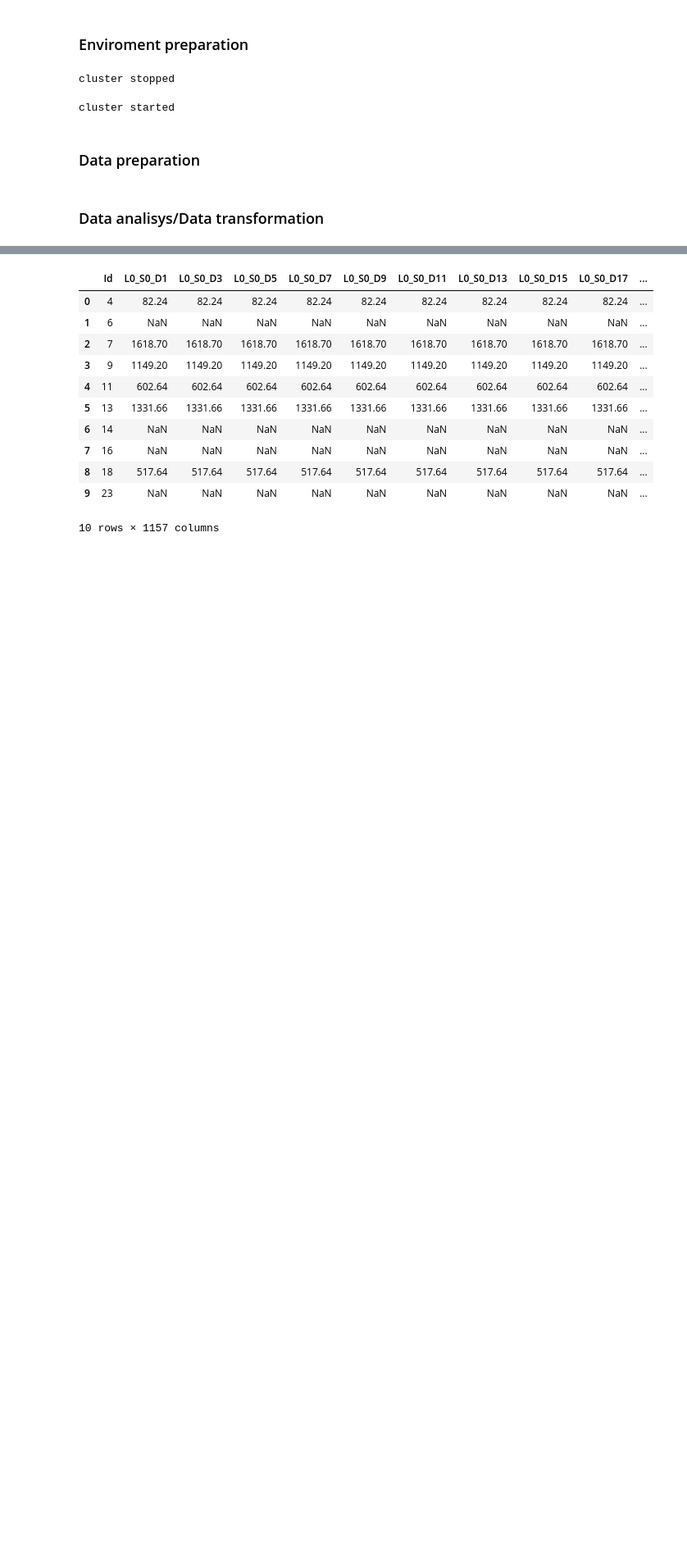
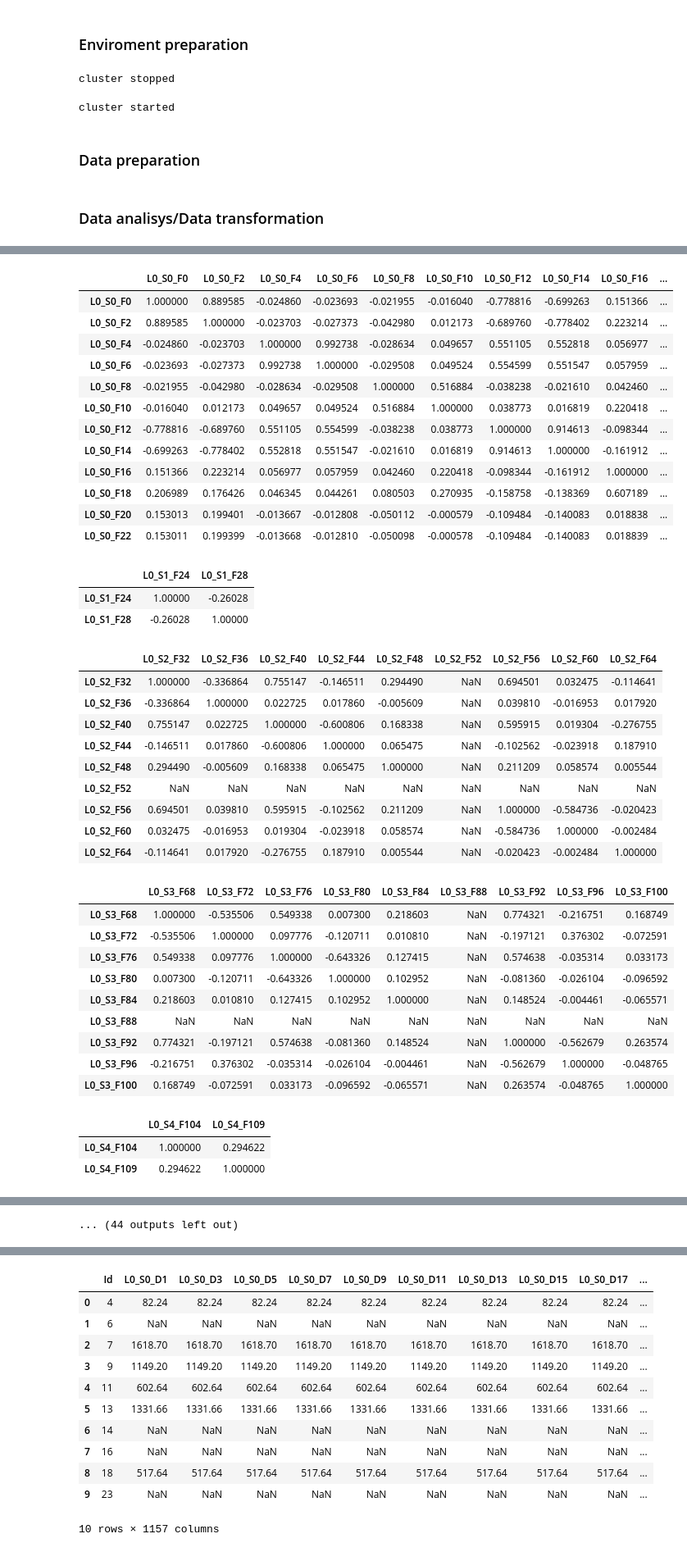
Before and after one commit to EvgeniyPrudnikov/Magistracy, a Jupyter notebook: Diploma/python/main.ipynb, the cells around one changed output, grey strips where cells are left out. Shown at 82% size. Saved outputs shown, nothing was run; the diff lists cells and outputs as text; code cells hidden in the pictures; blank space fills up the shorter version.

```diff
--- a/Diploma/python/main.ipynb
+++ b/Diploma/python/main.ipynb
@@ -156,0 +206,59 @@ TypeError: unhashable type: 'Index'
+# %%
+pdf_num = df_num_smpl.toPandas()
+# %%
+useful_values = []
+cols_date = [(c.split('_')) for c in pdf_num.columns]
+cols_date_df = pd.DataFrame(cols_date[1:], columns=['line','station','feature'])
+cols_date_df['full_name'] = cols_date_df.line + '_' + cols_date_df.station + '_' + cols_date_df.feature
+cols_date_df = cols_date_df.drop('line',1)
+for i in list(cols_date_df.station.unique()):
+    station_features = list(cols_date_df.loc[cols_date_df['station'] == i].full_name.values)
+    corr_df = pd.DataFrame(pdf_num[station_features].corr(method='pearson'))
+    corr_df
+    try:
+        min_value = abs(corr_df.loc[:, station_features]).min(axis=1).idxmax(axis=0)
+    except:
+        min_value = None
+    if min_value:
+        useful_values.append(min_value)
+useful_values
+# %% [output]
+|  | L0_S0_F0 | L0_S0_F2 | L0_S0_F4 | L0_S0_F6 | L0_S0_F8 | L0_S0_F10 | L0_S0_F12 | L0_S0_F14 | L0_S0_F16 | ... |
+| L0_S0_F0 | 1.000000 | 0.889585 | -0.024860 | -0.023693 | -0.021955 | -0.016040 | -0.778816 | -0.699263 | 0.151366 | ... |
+| L0_S0_F2 | 0.889585 | 1.000000 | -0.023703 | -0.027373 | -0.042980 | 0.012173 | -0.689760 | -0.778402 | 0.223214 | ... |
+| L0_S0_F4 | -0.024860 | -0.023703 | 1.000000 | 0.992738 | -0.028634 | 0.049657 | 0.551105 | 0.552818 | 0.056977 | ... |
+| L0_S0_F6 | -0.023693 | -0.027373 | 0.992738 | 1.000000 | -0.029508 | 0.049524 | 0.554599 | 0.551547 | 0.057959 | ... |
+| L0_S0_F8 | -0.021955 | -0.042980 | -0.028634 | -0.029508 | 1.000000 | 0.516884 | -0.038238 | -0.021610 | 0.042460 | ... |
+| L0_S0_F10 | -0.016040 | 0.012173 | 0.049657 | 0.049524 | 0.516884 | 1.000000 | 0.038773 | 0.016819 | 0.220418 | ... |
+| L0_S0_F12 | -0.778816 | -0.689760 | 0.551105 | 0.554599 | -0.038238 | 0.038773 | 1.000000 | 0.914613 | -0.098344 | ... |
+| L0_S0_F14 | -0.699263 | -0.778402 | 0.552818 | 0.551547 | -0.021610 | 0.016819 | 0.914613 | 1.000000 | -0.161912 | ... |
+| L0_S0_F16 | 0.151366 | 0.223214 | 0.056977 | 0.057959 | 0.042460 | 0.220418 | -0.098344 | -0.161912 | 1.000000 | ... |
+| L0_S0_F18 | 0.206989 | 0.176426 | 0.046345 | 0.044261 | 0.080503 | 0.270935 | -0.158758 | -0.138369 | 0.607189 | ... |
+| L0_S0_F20 | 0.153013 | 0.199401 | -0.013667 | -0.012808 | -0.050112 | -0.000579 | -0.109484 | -0.140083 | 0.018838 | ... |
+| L0_S0_F22 | 0.153011 | 0.199399 | -0.013668 | -0.012810 | -0.050098 | -0.000578 | -0.109484 | -0.140083 | 0.018839 | ... |
+|  | L0_S1_F24 | L0_S1_F28 |
+| L0_S1_F24 | 1.00000 | -0.26028 |
+| L0_S1_F28 | -0.26028 | 1.00000 |
+|  | L0_S2_F32 | L0_S2_F36 | L0_S2_F40 | L0_S2_F44 | L0_S2_F48 | L0_S2_F52 | L0_S2_F56 | L0_S2_F60 | L0_S2_F64 |
+| L0_S2_F32 | 1.000000 | -0.336864 | 0.755147 | -0.146511 | 0.294490 | NaN | 0.694501 | 0.032475 | -0.114641 |
+| L0_S2_F36 | -0.336864 | 1.000000 | 0.022725 | 0.017860 | -0.005609 | NaN | 0.039810 | -0.016953 | 0.017920 |
+| L0_S2_F40 | 0.755147 | 0.022725 | 1.000000 | -0.600806 | 0.168338 | NaN | 0.595915 | 0.019304 | -0.276755 |
+| L0_S2_F44 | -0.146511 | 0.017860 | -0.600806 | 1.000000 | 0.065475 | NaN | -0.102562 | -0.023918 | 0.187910 |
+| L0_S2_F48 | 0.294490 | -0.005609 | 0.168338 | 0.065475 | 1.000000 | NaN | 0.211209 | 0.058574 | 0.005544 |
+| L0_S2_F52 | NaN | NaN | NaN | NaN | NaN | NaN | NaN | NaN | NaN |
+| L0_S2_F56 | 0.694501 | 0.039810 | 0.595915 | -0.102562 | 0.211209 | NaN | 1.000000 | -0.584736 | -0.020423 |
+| L0_S2_F60 | 0.032475 | -0.016953 | 0.019304 | -0.023918 | 0.058574 | NaN | -0.584736 | 1.000000 | -0.002484 |
+| L0_S2_F64 | -0.114641 | 0.017920 | -0.276755 | 0.187910 | 0.005544 | NaN | -0.020423 | -0.002484 | 1.000000 |
+|  | L0_S3_F68 | L0_S3_F72 | L0_S3_F76 | L0_S3_F80 | L0_S3_F84 | L0_S3_F88 | L0_S3_F92 | L0_S3_F96 | L0_S3_F100 |
+| L0_S3_F68 | 1.000000 | -0.535506 | 0.549338 | 0.007300 | 0.218603 | NaN | 0.774321 | -0.216751 | 0.168749 |
+| L0_S3_F72 | -0.535506 | 1.000000 | 0.097776 | -0.120711 | 0.010810 | NaN | -0.197121 | 0.376302 | -0.072591 |
+| L0_S3_F76 | 0.549338 | 0.097776 | 1.000000 | -0.643326 | 0.127415 | NaN | 0.574638 | -0.035314 | 0.033173 |
+| L0_S3_F80 | 0.007300 | -0.120711 | -0.643326 | 1.000000 | 0.102952 | NaN | -0.081360 | -0.026104 | -0.096592 |
+| L0_S3_F84 | 0.218603 | 0.010810 | 0.127415 | 0.102952 | 1.000000 | NaN | 0.148524 | -0.004461 | -0.065571 |
+| L0_S3_F88 | NaN | NaN | NaN | NaN | NaN | NaN | NaN | NaN | NaN |
+| L0_S3_F92 | 0.774321 | -0.197121 | 0.574638 | -0.081360 | 0.148524 | NaN | 1.000000 | -0.562679 | 0.263574 |
+| L0_S3_F96 | -0.216751 | 0.376302 | -0.035314 | -0.026104 | -0.004461 | NaN | -0.562679 | 1.000000 | -0.048765 |
+| L0_S3_F100 | 0.168749 | -0.072591 | 0.033173 | -0.096592 | -0.065571 | NaN | 0.263574 | -0.048765 | 1.000000 |
+|  | L0_S4_F104 | L0_S4_F109 |
+| L0_S4_F104 | 1.000000 | 0.294622 |
+| L0_S4_F109 | 0.294622 | 1.000000 |
@@ -157,3 +319,4 @@ TypeError: unhashable type: 'Index'
+... (44 outputs left out)
 # %%
 df_num2.limit(10).toPandas()
 # %% [output]
```
Also changed, not shown: parts of 18 cells of this notebook, 12 other files.
